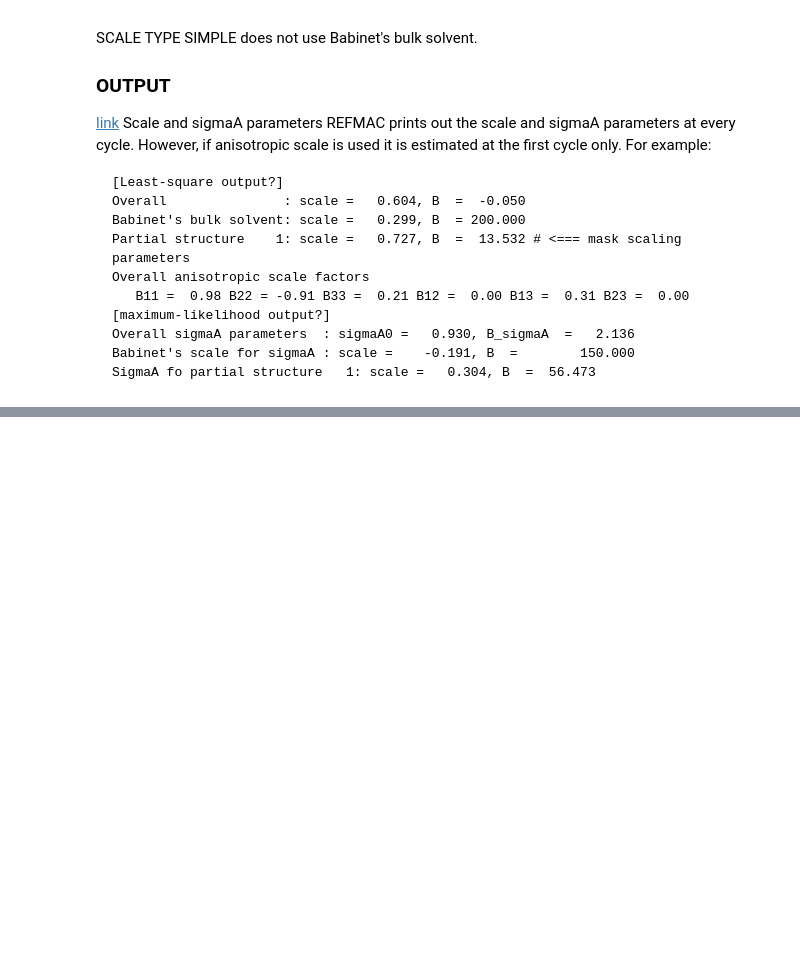
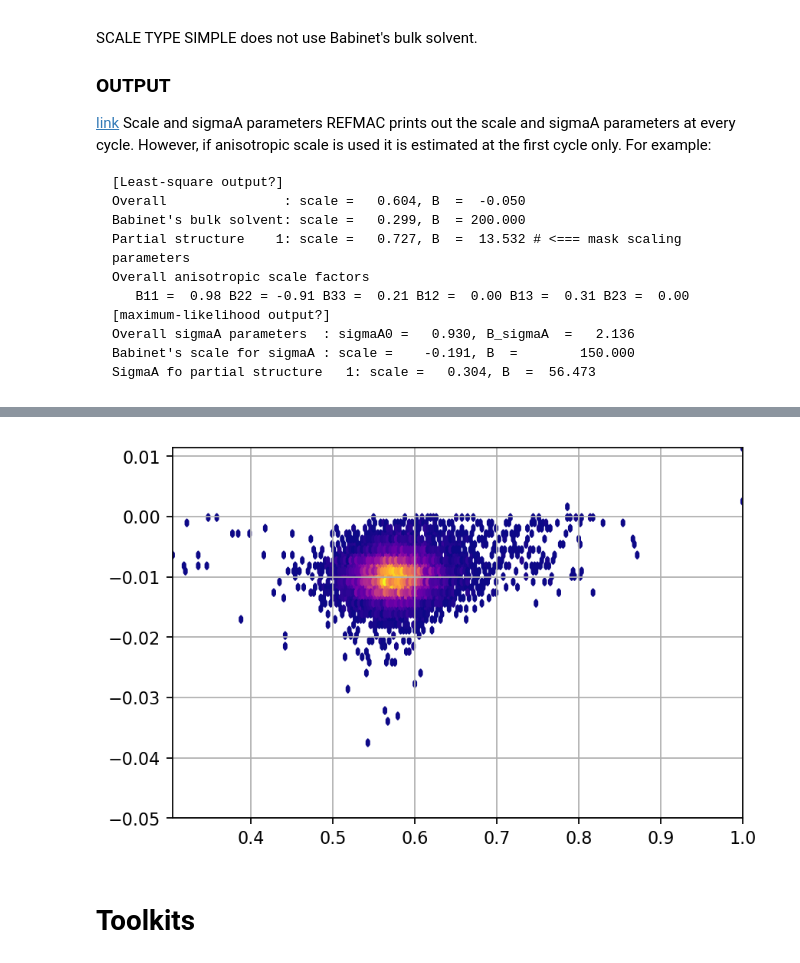
Before and after one commit to fredericpoitevin/MPflat, a Jupyter notebook: docs/Refmac runs.ipynb, the cells around one changed output, grey strips where cells are left out. Cells and saved outputs as stored; diff of their text form; code cells hidden in the pictures; blank space fills up the shorter version.

```diff
--- a/docs/Refmac runs.ipynb
+++ b/docs/Refmac runs.ipynb
@@ -59,0 +99,15 @@ We could try sorting structure by their average surface tension $\bar{\sigma} =
+# %%
+#i=0 # Average surface tension
+i=1 # Hydrophobic surface ratio
+#j=2 # <R_bab - R_0>
+j=3 # <R_all - R_0>
+xmin=np.min(data[:,i])
+xmax=np.max(data[:,i])
+ymin=-0.05 #np.min(data[:,j])
+ymax=np.max(data[:,j])
+nbins=200
+plot_scatter_component_analysis_onepair(data[:,i],data[:,j],xmin,xmax,ymin,ymax,nbins)
+# %% [output]
+[figure, added]
+# %% [markdown]
+# Toolkits
```
Also changed, not shown: parts of 8 cells of this notebook, 2 other files.
